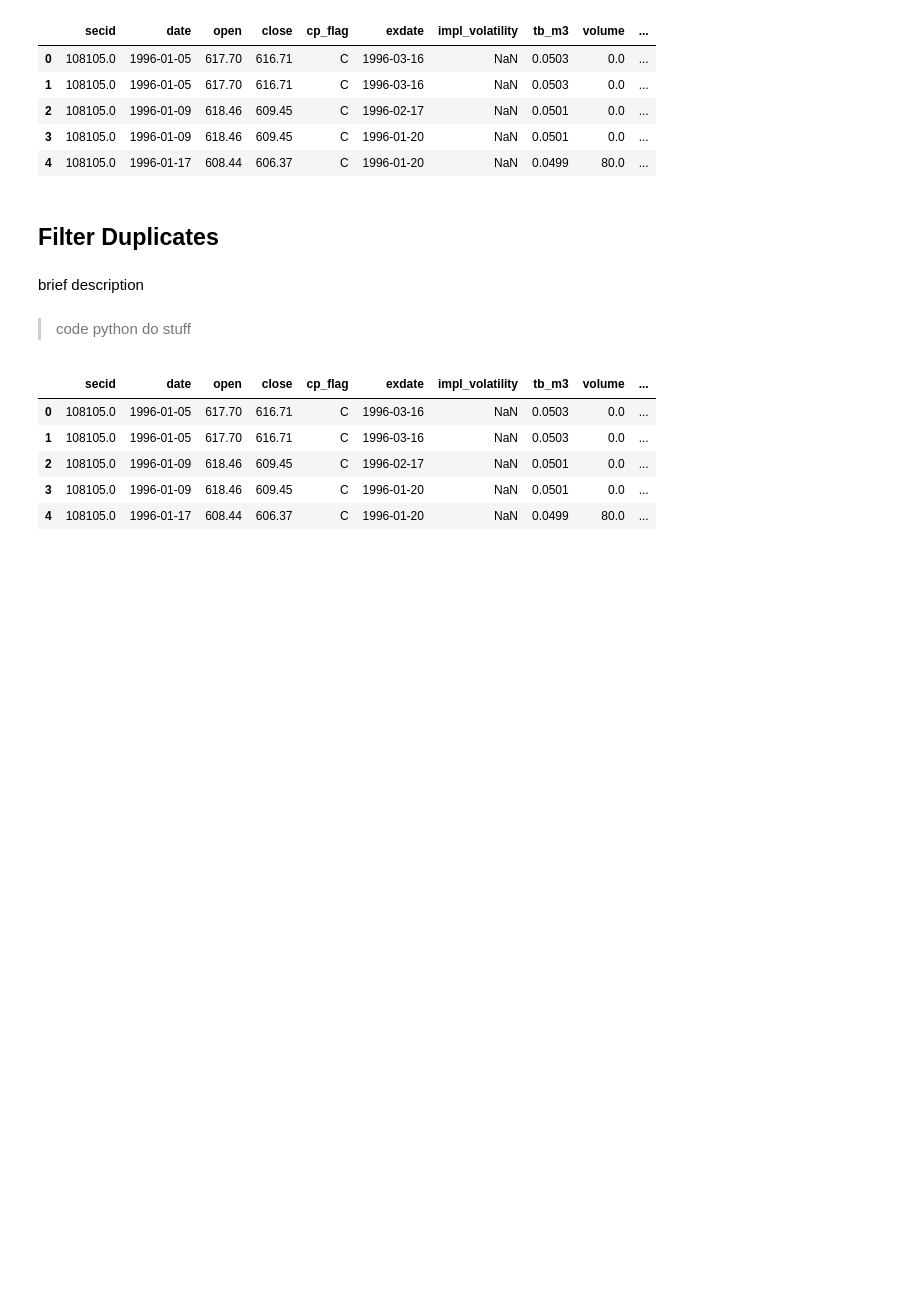
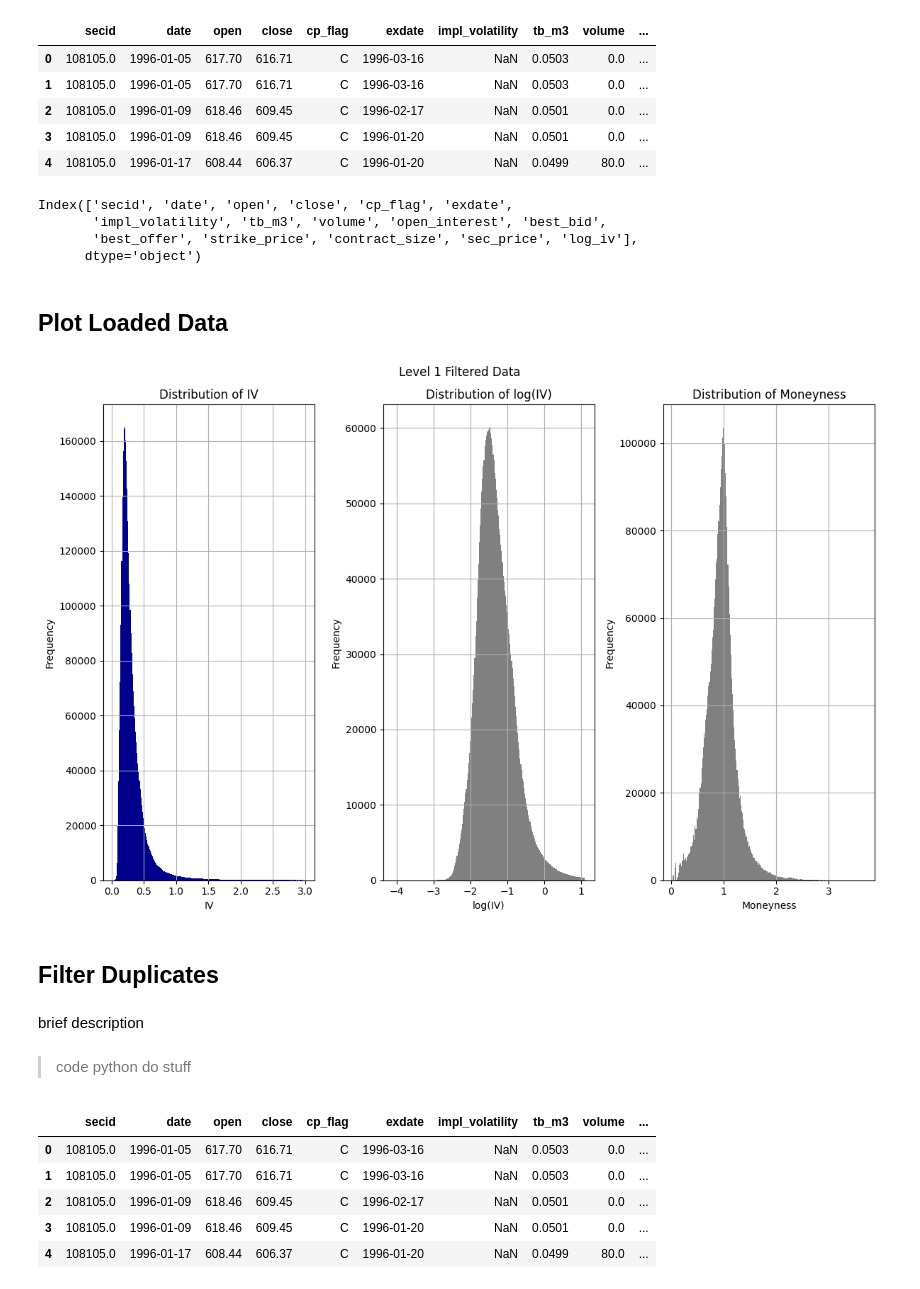
Before and after one commit to harrypandas/finm-32900_final_project, a Jupyter notebook: notebooks/02_Level01_Filters.ipynb, the cells around one changed output. Drawn from its saved outputs; the diff is of its cells as text; code cells hidden in the pictures; blank space fills up the shorter version.

```diff
--- a/notebooks/02_Level01_Filters.ipynb
+++ b/notebooks/02_Level01_Filters.ipynb
@@ -36,4 +50,5 @@ df_raw = load_option_data_01.load_all_optm_data(data_dir=DATA_DIR,
 											startDate=NOTE_START,
 											endDate=NOTE_END)
 df = f1.getSecPrice(df_raw)
+df = f1.calc_moneyness(df)
 # %% [output]
@@ -48,6 +63,48 @@ df.head()
 | 2 | 108105.0 | 1996-01-09 | 618.46 | 609.45 | C | 1996-02-17 | NaN | 0.0501 | 0.0 | ... |
 | 3 | 108105.0 | 1996-01-09 | 618.46 | 609.45 | C | 1996-01-20 | NaN | 0.0501 | 0.0 | ... |
 | 4 | 108105.0 | 1996-01-17 | 608.44 | 606.37 | C | 1996-01-20 | NaN | 0.0499 | 80.0 | ... |
+# %%
+df.keys()
+# %% [output]
+Index(['secid', 'date', 'open', 'close', 'cp_flag', 'exdate',
+       'impl_volatility', 'tb_m3', 'volume', 'open_interest', 'best_bid',
+       'best_offer', 'strike_price', 'contract_size', 'sec_price', 'log_iv'],
+      dtype='object')
+# %% [markdown]
+## Plot Loaded Data
+# %%
+
+datplot = df
+datplot['log_iv'] = np.log(datplot['impl_volatility'])
+fig, ax = plt.subplots(1,3, figsize=(12,8))
+axes = ax.flatten()
+
+axes[0].hist(datplot['impl_volatility'], bins=250, color='darkblue')
+axes[0].set_xlabel('IV')
+axes[0].set_ylabel('Frequency')
+axes[0].set_title('Distribution of IV')
+axes[0].grid()
+
+axes[1].hist(datplot['log_iv'], bins=250, color='grey')
+axes[1].set_xlabel('log(IV)')
+axes[1].set_ylabel('Frequency')
+axes[1].set_title('Distribution of log(IV)')
+axes[1].grid()
+
+j = 2
+axes[j].hist(datplot['mnyns'], bins=250, color='grey')
+axes[j].set_xlabel('Moneyness')
+axes[j].set_ylabel('Frequency')
+axes[j].set_title('Distribution of Moneyness')
+axes[j].grid()
+
+
+
+plt.suptitle('Level 1 Filtered Data')
+plt.tight_layout()
+plt.show()
+# %% [output]
+[figure, added]
 # %% [markdown]
 ## Filter Duplicates
 # %% [markdown]
```
Also changed, not shown: parts of 5 cells of this notebook, 2 other files.
